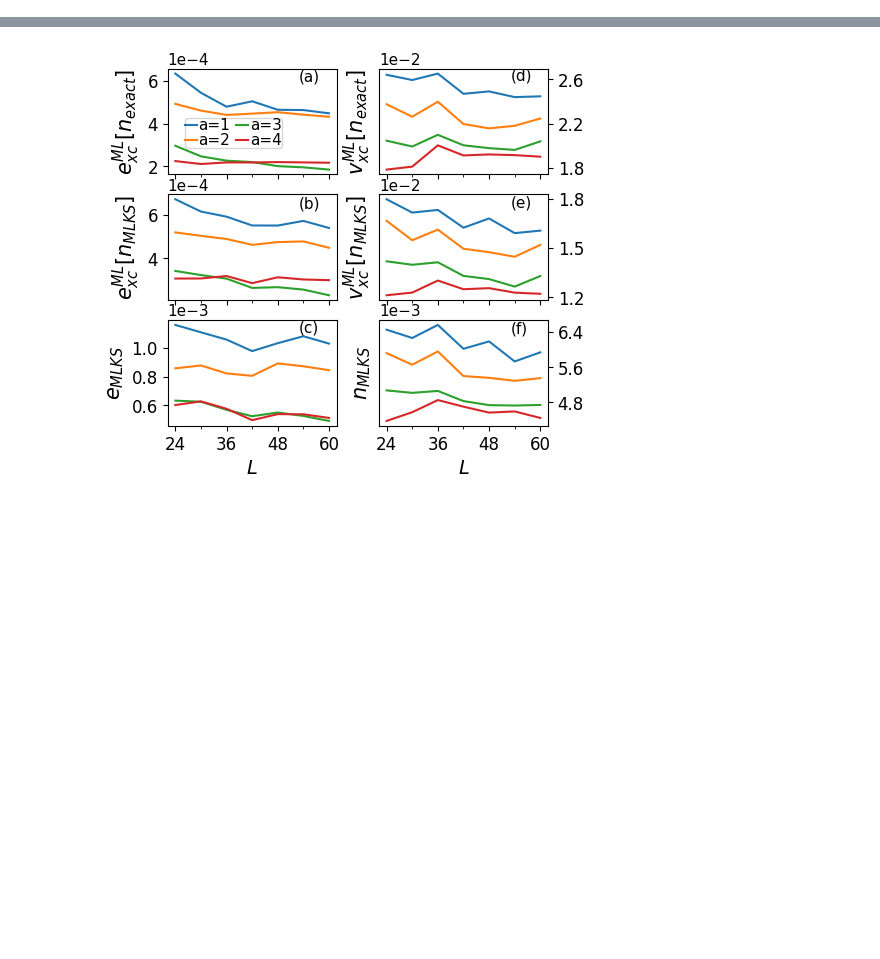
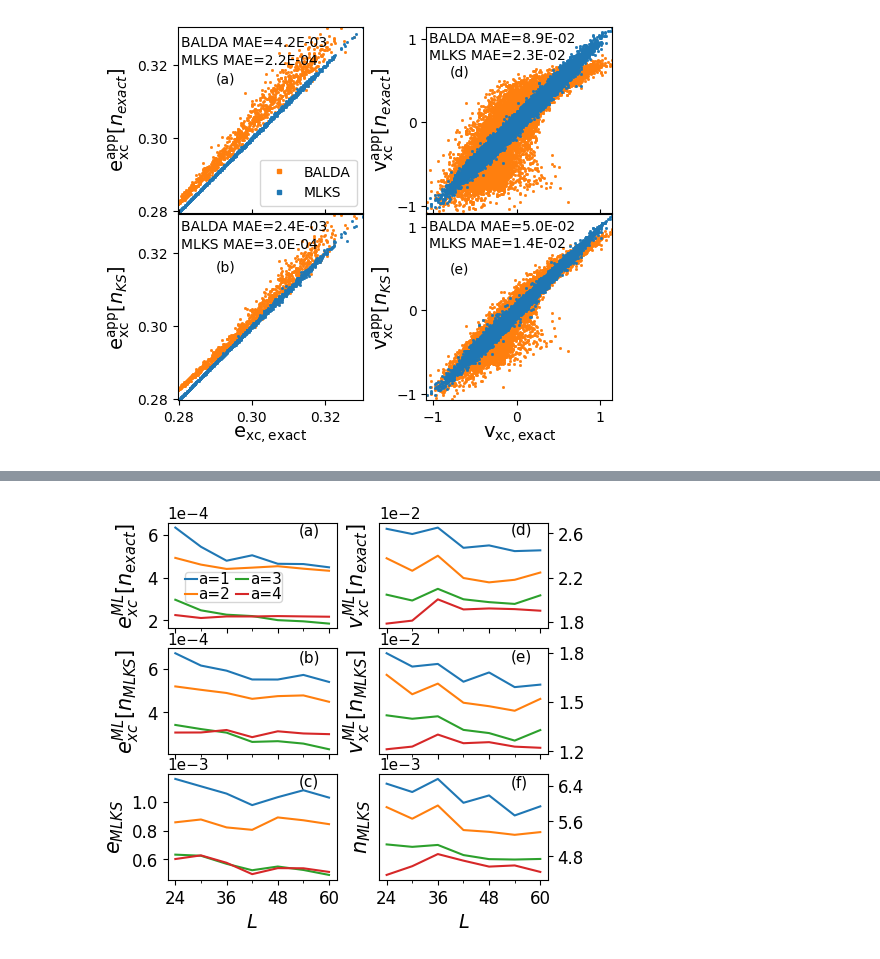
Before and after one commit to eoghancronin/ml-ldft, a Jupyter notebook: plotting.ipynb, the cells around one changed output, grey strips where cells are left out. Cells and saved outputs as stored; diff of their text form; code cells hidden in the pictures; blank space fills up the shorter version.

```diff
--- a/plotting.ipynb
+++ b/plotting.ipynb
@@ -166,0 +81,9 @@ fig_2_c_f((np.concatenate(all_data['exact_L60']['n_up']+all_data['exact_L60']['n
+# %%
+with open('data_json/fig3_balda.json', mode = 'r') as f2:
+    balda_data=json.load(f2)
+balda_data['e_hxc_balda'] = np.array(balda_data['e_hxc_balda'])
+balda_data['e_hxc_balda_ks'] = np.array(balda_data['e_hxc_balda_ks'])
+balda_data['e_balda_ks'] = np.array(balda_data['e_balda_ks'])
+balda_data['v_hxc_balda'] = np.array(balda_data['v_hxc_balda'])
+balda_data['v_hxc_balda_ks'] = np.array(balda_data['v_hxc_balda_ks'])
+balda_data['n_balda_ks'] = np.array(balda_data['n_balda_ks'])
@@ -166,0 +92,87 @@ fig_2_c_f((np.concatenate(all_data['exact_L60']['n_up']+all_data['exact_L60']['n
+# %%
+
+def fig_3_a_b_d_e(v_hxc_exact,v_hxc_ml,v_hxc_ml_ks,e_hxc_exact,e_hxc_ml,e_hxc_ml_ks, e_hxc_balda, v_hxc_balda,
+            v_hxc_balda_ks,e_hxc_balda_ks, figsize):
+    ps = 2.5
+    fs = 10
+    fs2 = 14
+    vmlr = v_hxc_ml-v_hxc_exact
+    vksr = v_hxc_ml_ks - v_hxc_exact
+    excr = e_hxc_ml-e_hxc_exact
+    excksr = e_hxc_ml_ks - e_hxc_exact
+    excbr = e_hxc_balda - e_hxc_exact
+    vxcbr = v_hxc_balda - v_hxc_exact
+    vxcb_ksr = v_hxc_balda_ks - v_hxc_exact
+    e_xc_b_ksr = e_hxc_balda_ks - e_hxc_exact
+    e_xc_b_ksr_mae = '%.1E' % Decimal(str(np.mean(np.abs(e_xc_b_ksr))))
+    vxcb_ksr_mae = '%.1E' % Decimal(str(np.mean(np.abs(vxcb_ksr))))
+    vxcbr_mae = '%.1E' % Decimal(str(np.mean(np.abs(vxcbr))))
+    excbr_mae = '%.1E' % Decimal(str(np.mean(np.abs(excbr))))
+    excr_mae = '%.1E' % Decimal(str(np.mean(np.abs(excr))))
+    excksr_mae = '%.1E' % Decimal(str(np.mean(np.abs(excksr))))
+    vmlr_mae = '%.1E' % Decimal(str(np.mean(np.abs(vmlr))))
+    vksr_mae = '%.1E' % Decimal(str(np.mean(np.abs(vksr))))
+    f, ((a0,a1),(a2,a3)) = plt.subplots(2,2, gridspec_kw ={'height_ratios': [1,1], 'width_ratios':[1,1]}, sharex = False, sharey =False, figsize = (4.5*figsize, 3.5*figsize))
+    f.subplots_adjust(left=0.078, bottom=0.1, right=1.0, top=0.99, hspace=0.01, wspace=0.0)
+    a0.plot(e_hxc_exact, e_hxc_balda, 's', markersize = 1, c = 'C1',label = 'BALDA')
+    a0.plot(e_hxc_exact,e_hxc_ml,'s', markersize = 1, c='C0', label = 'MLKS')
+    a0.text(np.min(e_hxc_exact) + 0.001 ,0.325, 'BALDA MAE='+excbr_mae, fontsize = fs)
+    a0.text(np.min(e_hxc_exact) + 0.001,0.32, 'MLKS MAE='+excr_mae, fontsize = fs)
+    a0.text(0.29, 0.315, '(a)', fontsize = fs)
+    a0.legend(markerscale = 3)
+    #a0.grid()
+    a0.set_aspect('equal', adjustable='box');a1.set_aspect('equal', adjustable='box');a2.set_aspect('equal', adjustable='box');a3.set_aspect('equal', adjustable='box')
+    a0.set_ylabel(r'$\mathrm{e^{app}_{xc}}[n_{exact}]$', fontsize = fs2)
+    a0.set_xticks(np.array([0.28,0.3,0.32]), fontsize=fs)
+    a0.set_yticks(np.array([0.28,0.3,0.32]), fontsize=fs)
+    #a0.xaxis.set_label_position('top') system
+    a0.tick_params(axis = 'both', labelsize = fs, top = False, labeltop=False, bottom = True, labelbottom=False, left = True, labelleft = True)
+    a0.set_ylim(np.min(e_hxc_exact), np.max(e_hxc_exact))
+    a0.set_xlim(np.min(e_hxc_exact), np.max(e_hxc_exact))
+    a2.set_xlim(np.min(e_hxc_exact), np.max(e_hxc_exact))
+    a2.set_ylim(np.min(e_hxc_exact), np.max(e_hxc_exact))
+    a1.set_ylim(np.min(v_hxc_exact), np.max(v_hxc_exact))
+    a3.set_ylim(np.min(v_hxc_exact), np.max(v_hxc_exact))
+    a1.set_xlim(np.min(v_hxc_exact), np.max(v_hxc_exact))
+    a3.set_xlim(np.min(v_hxc_exact), np.max(v_hxc_exact))
+    a1.plot(v_hxc_exact,v_hxc_balda,'s',c='C1',markersize=1)
+    a1.plot(v_hxc_exact,v_hxc_ml,'s',c='C0', markersize = 1)
+    a1.text(np.min(v_hxc_exact) +0.03,0.95, 'BALDA MAE='+vxcbr_mae, fontsize = fs)
+    a1.text(np.min(v_hxc_exact)+0.03,0.75, 'MLKS MAE='+vmlr_mae, fontsize = fs)
+    a1.text(-0.8,0.55, '(d)', fontsize = fs)
+    #a1.grid()
+    a1.set_ylabel(r'$\mathrm{v_{xc}^{app}}[n_{exact}]$', fontsize = fs2, labelpad=0.0)
+    a1.set_yticks(np.array([-1,0,1]), fontsize=fs)
+    #a1.set_ylabel(r'$\mathrm{E^{ML}_{Hxc}}$', fontsize = fs)
+    a1.tick_params(axis = 'both', labelsize = fs, right = False, labelright = False, left = True, labelleft = True, bottom = True, labelbottom = False, top = False, labeltop = False)
+    a2.plot(e_hxc_exact, e_hxc_balda_ks,'s',c='C1', markersize = 1)
+    a2.plot(e_hxc_exact, e_hxc_ml_ks,'s', c='C0', markersize = 1)
+    a2.set_xlabel(r'$\mathrm{e_{xc,exact}}$', fontsize = fs2, labelpad = 0)
+    a2.text(np.min(e_hxc_exact)+0.001,0.326, 'BALDA MAE='+e_xc_b_ksr_mae, fontsize = fs)
+    a2.text(np.min(e_hxc_exact)+0.001,0.321, 'MLKS MAE='+excksr_mae, fontsize = fs)
+    a2.text(0.29, 0.315, '(b)', fontsize = fs)
+    a2.set_ylabel(r'$\mathrm{e_{xc}^{app}}[n_{KS}]$', fontsize = fs2)
+    a2.set_xticks(np.array([0.28,0.3,0.32]), fontsize = fs)
+    a2.set_yticks(np.array([0.28,0.3,0.32]), fontsize = fs)
+    #a2.grid()
+    a2.tick_params(axis = 'both', labelsize = fs, top = True, labeltop=False, bottom = True, labelbottom=True, left = True, labelleft = True)
+    a3.plot(v_hxc_exact, v_hxc_balda_ks, 's', c='C1', markersize = 1)
+    a3.plot(v_hxc_exact, v_hxc_ml_ks,'s', c='C0', markersize = 1)
+    a3.text(np.min(v_hxc_exact)+0.03,0.75, 'MLKS MAE='+vksr_mae, fontsize = fs)
+    a3.text(np.min(v_hxc_exact)+0.03,0.95, 'BALDA MAE='+vxcb_ksr_mae, fontsize = fs)
+    a3.text(-0.8,0.45, '(e)', fontsize = fs)
+    a3.set_ylabel(r'$\mathrm{v_{xc}^{app}}[n_{KS}]$', fontsize = fs2, labelpad = 0)
+    a3.set_xlabel(r'$\mathrm{v_{xc,exact}}$', fontsize = fs2, labelpad = 0)
+    a3.set_xticks(np.array([-1,0,1]))
+    a3.set_yticks(np.array([-1,0,1]))
+    #a3.grid()
+    a3.tick_params(axis = 'both', labelsize = fs, top = True, labeltop=False, bottom = True, labelbottom=True, left = True, labelleft = True)
+    plt.show()
+
+fig_3_a_b_d_e(np.concatenate(all_data['exact_L60']['v_hxc']), np.concatenate(all_data['ml_L60_a4']['v_hxc']),
+              np.concatenate(all_data['ks_L60_a4']['v_hxc']), all_data['exact_L60']['e_hxc']/60,
+              all_data['ml_L60_a4']['e_hxc']/60, all_data['ks_L60_a4']['e_hxc']/60, balda_data['e_hxc_balda']/60,
+              np.concatenate(balda_data['v_hxc_balda']), np.concatenate(balda_data['v_hxc_balda_ks']),
+              balda_data['e_hxc_balda_ks']/60, 1.2)
+# %% [output]
+[figure, added]
```
Also changed, not shown: parts of 29 cells of this notebook, 33 other files.
